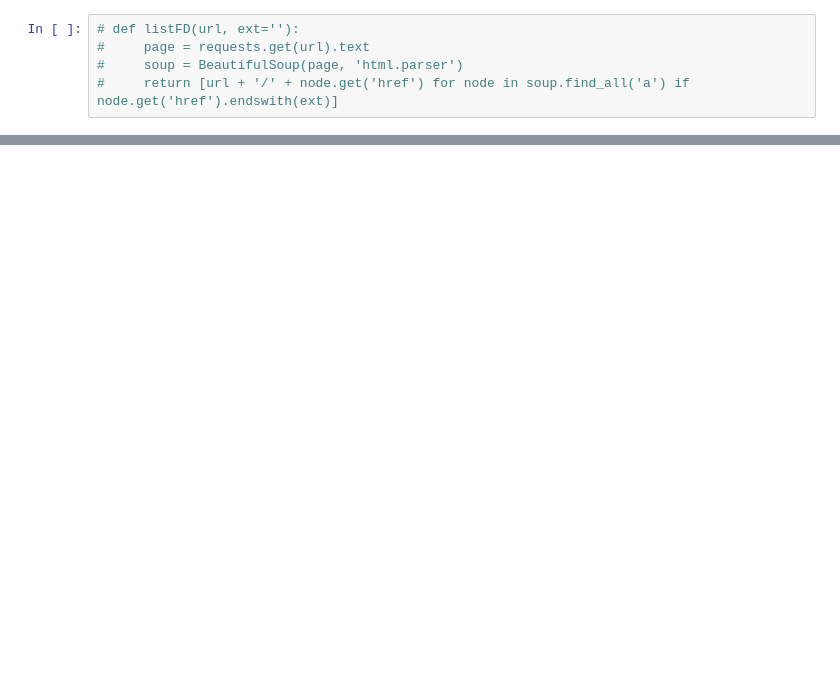
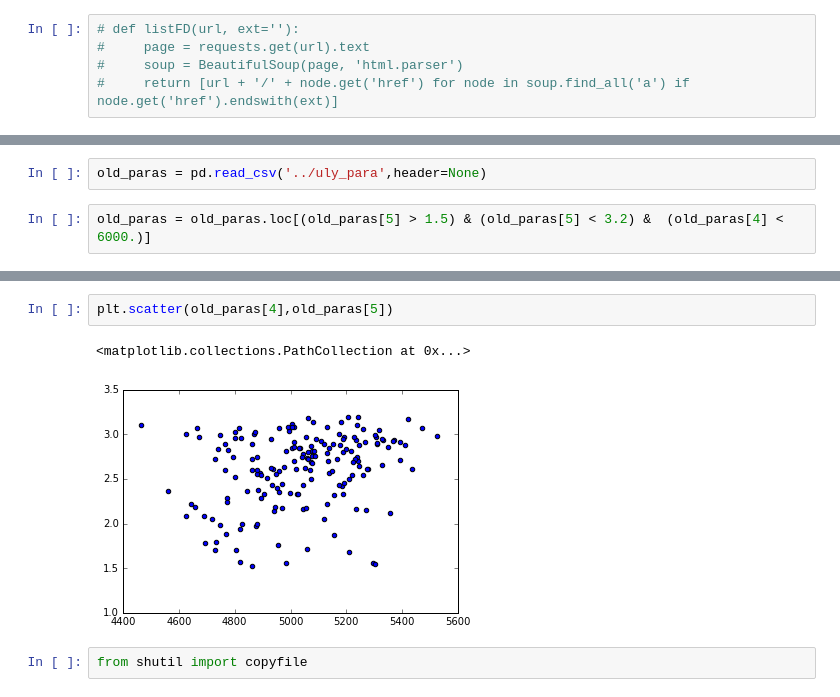
Before and after one commit to gemunu/Thesis, a Jupyter notebook: LAMOST_data_download.ipynb, the cells around one changed output, grey strips where cells are left out. Drawn from its saved outputs; the diff is of its cells as text; blank space fills up the shorter version.

```diff
--- a/LAMOST_data_download.ipynb
+++ b/LAMOST_data_download.ipynb
@@ -105,0 +188,4 @@ ll
+# %%
+old_paras = pd.read_csv('../uly_para',header=None)
+# %%
+old_paras = old_paras.loc[(old_paras[5] > 1.5) & (old_paras[5] < 3.2) &  (old_paras[4] <  6000.)]
@@ -105,0 +201,7 @@ ll
+# %%
+plt.scatter(old_paras[4],old_paras[5])
+# %% [output]
+<matplotlib.collections.PathCollection at 0x...>
+[figure, added]
+# %%
+from shutil import copyfile
```
Also changed, not shown: parts of 50 cells of this notebook, 3 other files.
